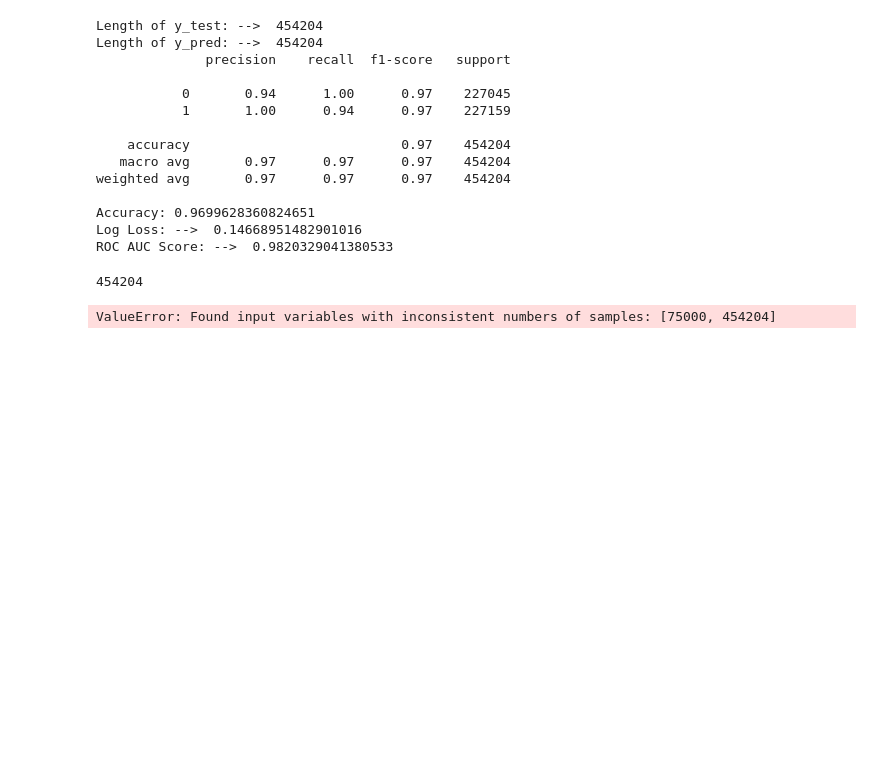
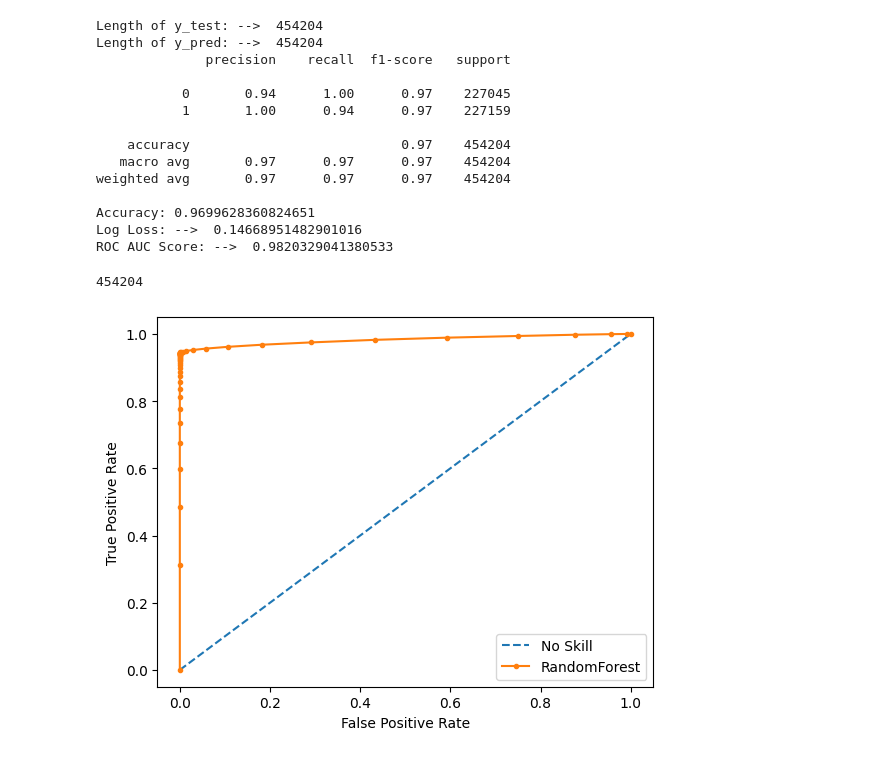
Before and after one commit to mhs10031990/BFS_FRAUD_ANALY_Repo, a Jupyter notebook: Model_Training_and_Registration.ipynb, the cells around one changed output. Drawn from its saved outputs; the diff is of its cells as text; code cells hidden in the pictures; blank space fills up the shorter version.

```diff
--- a/Model_Training_and_Registration.ipynb
+++ b/Model_Training_and_Registration.ipynb
@@ -410,36 +410,36 @@ y_prob = best_rf_model.predict_proba(X_test_subset)
 
 # Create a DataFrame to store the probabilities
 pred_df = pd.DataFrame(y_prob, columns=['PROB_0', 'PROB_1'])
 
 # Assuming class 1 is the positive class
 pred_df['PROB'] = pred_df['PROB_1']
 
 # No skill prediction (random guessing)
 ns_probs = [0 for _ in range(len(y_test_subset))]
 
 # Calculate AUC scores
-ns_auc = roc_auc_score(y_test, ns_probs)
-lr_auc = roc_auc_score(y_test, pred_df["PROB"])
+ns_auc = roc_auc_score(y_test_subset, ns_probs)
+lr_auc = roc_auc_score(y_test_subset, pred_df["PROB"])
 
 # Calculate ROC curves
 ns_fpr, ns_tpr, _ = roc_curve(y_test_subset, ns_probs)
 lr_fpr, lr_tpr, _ = roc_curve(y_test_subset, pred_df["PROB"])
 
 # Plot the ROC curve for the model
 plt.plot(ns_fpr, ns_tpr, linestyle='--', label='No Skill')
 plt.plot(lr_fpr, lr_tpr, marker='.', label='RandomForest')
 
 # Axis labels
 plt.xlabel('False Positive Rate')
 plt.ylabel('True Positive Rate')
 
 # Show the legend
 plt.legend()
 
 # Show the plot
 plt.show()
 # %% [output]
-ValueError: Found input variables with inconsistent numbers of samples: [75000, 454204]
+[figure, added]
 # %%
 # Assuming pred_df is already defined and contains the predicted probabilities
 lr_precision, lr_recall, _ = precision_recall_curve(y_test_subset, pred_df["PROB"])
```
Also changed, not shown: parts of 3 cells of this notebook.
